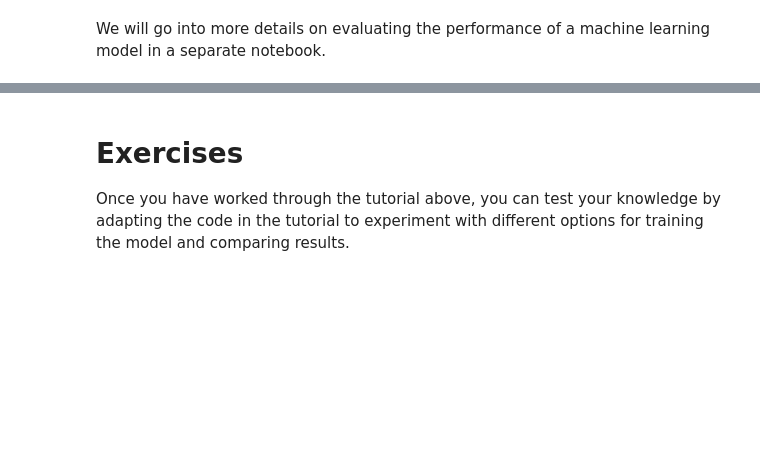
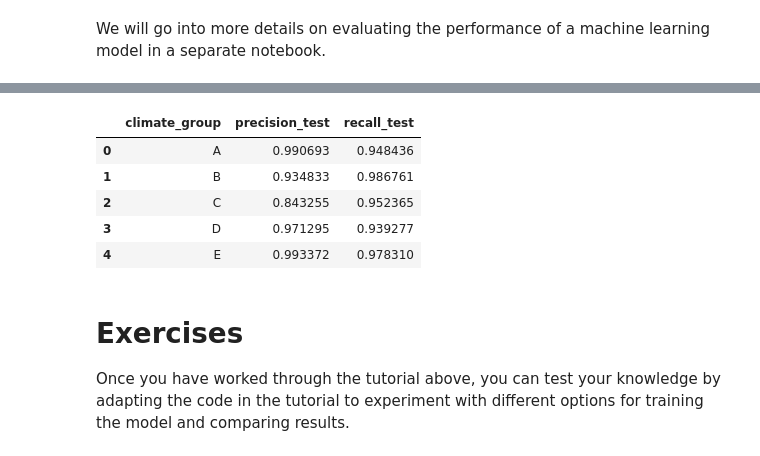
Before and after one commit to MetOffice/ai4c_hackathon, a Jupyter notebook: notebooks/ClimateZones_Training_Torch.ipynb, the cells around one changed output, grey strips where cells are left out. Saved outputs shown, nothing was run; the diff lists cells and outputs as text; code cells hidden in the pictures; blank space fills up the shorter version.

```diff
--- a/notebooks/ClimateZones_Training_Torch.ipynb
+++ b/notebooks/ClimateZones_Training_Torch.ipynb
@@ -442,12 +447,16 @@ def get_classification_metrics(model, train_ds, val_ds, class_labels):
     })
 # %% [markdown]
 ### Run the training loop
+# %%
+num_epochs = training_params['num_epochs']
+# num_epochs = 1 # for debug
 # %%
 %%time
 with mlflow.start_run(experiment_id=exp1.experiment_id) as current_run:
+    print(current_run.info.run_id)
     mlflow.log_params(training_params)
     mlflow.log_dict(cz_train_ds.stats_dict, 'stats.json')
-    for epoch in range(training_params['num_epochs']):
+    for epoch in range(num_epochs):
         print(f'epoch {epoch}')
         cz_classifier.train()
         epoch_loss_train = 0.0
@@ -473,13 +482,24 @@ with mlflow.start_run(experiment_id=exp1.experiment_id) as current_run:
             step=epoch,
         )
 
-    mlflow.pytorch.log_model(cz_classifier,
-                         name='climate_zones_classifier_torch',
-                         signature=cz_signature,
-                         input_example = cz_train_ds[:5][0].numpy(),
-                         export_model=True,
-                        )
+    metrics_df = get_classification_metrics(cz_classifier,
+                                               cz_train_ds,
+                                               'train',
+                                               target_encoder=cz_train_ds.target_encoder)
 
-    epoch_metrics = get_classification_metrics(cz_classifier, cz_train_ds, cz_val_ds, )
-    mlflow.log_table(epoch_metrics, 'metrics.csv')
+    metrics_df = metrics_df.merge( get_classification_metrics(cz_classifier,
+                                               cz_val_ds,
+                                               'val',
+                                               target_encoder=cz_train_ds.target_encoder), on='climate_group')
+    mlflow.log_table(metrics_df, 'metrics.json')
+
+    torch.save(cz_classifier,'cz_model.pth')
+    mlflow.log_artifact('cz_model.pth')
+
+    # mlflow.pytorch.log_model(cz_classifier,
+    #                      name='climate_zones_classifier_torch',
+    #                      # signature=cz_signature,
+    #                      # input_example = cz_train_ds[:5][0].numpy(),
+    #                      # export_model=True,
+    #                     )
 # %% [output]
@@ -541,3 +604,16 @@ One additional feature of usingn ML flow for tracking our experiments, is that t
+# %%
+test_metrics_df = get_classification_metrics(cz_classifier,
+                                             cz_test_ds,
+                                             'test',
+                                             target_encoder=cz_train_ds.target_encoder)
+test_metrics_df
+# %% [output]
+|  | climate_group | precision_test | recall_test |
+| 0 | A | 0.990693 | 0.948436 |
+| 1 | B | 0.934833 | 0.986761 |
+| 2 | C | 0.843255 | 0.952365 |
+| 3 | D | 0.971295 | 0.939277 |
+| 4 | E | 0.993372 | 0.978310 |
 # %% [markdown]
 # Exercises
 
```
Also changed, not shown: parts of 33 cells of this notebook.
